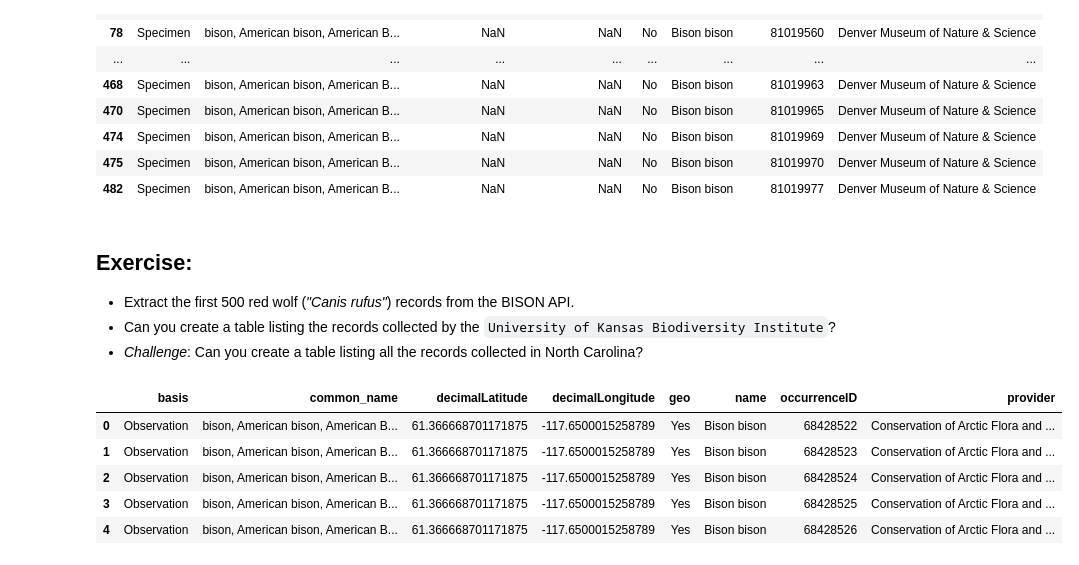
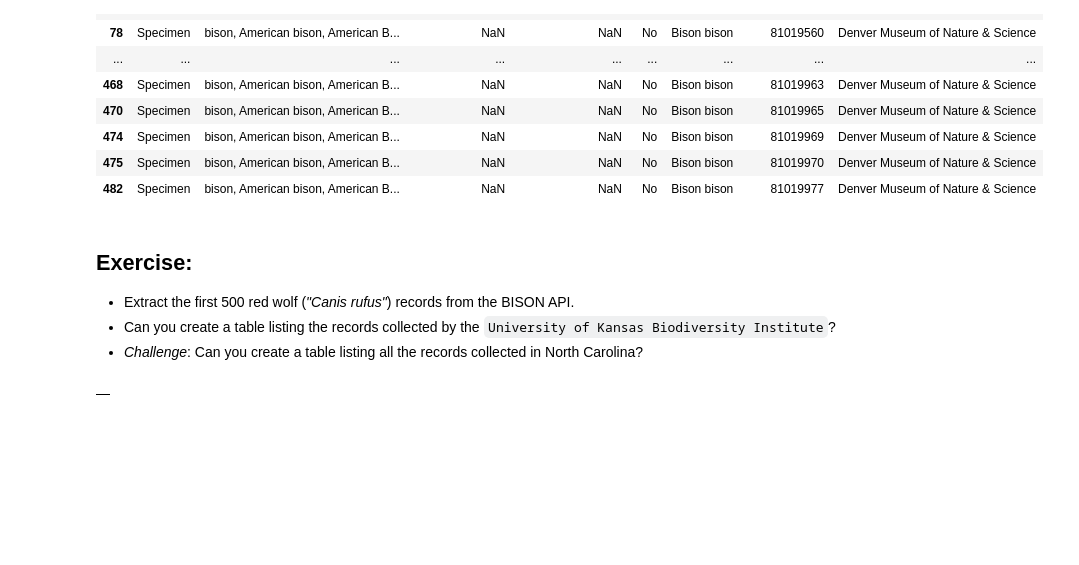
Before and after one commit to ectucker/UsingAPIs, a Jupyter notebook: 2a-Exploring-the-BISON-API.ipynb, the cells around one changed output. Cells and saved outputs as stored; diff of their text form; code cells hidden in the pictures; blank space fills up the shorter version.

```diff
--- a/2a-Exploring-the-BISON-API.ipynb
+++ b/2a-Exploring-the-BISON-API.ipynb
@@ -211,27 +211,32 @@ df.query("provider == 'Denver Museum of Nature & Science'")
 # %%
 #First, import the wonderful requests module
 import requests
 # Construct the service URL as two components: the service URL and the request parameters
 url = 'http://bison.usgs.gov/api/search.json'
 params = {'species':'Canus rufus',
           'type':'scientific_name',
           'start':'0',
           'count':'500'
          }
+#Send the request to the server and store the response as a variable
+response = requests.get(url,params)
+response.text
 #Import the module
 import json
 
 #Convert the response
 data = json.loads(response.text)
 type(data)
 
+data=response.json()
+type(data)
+
 import pandas as pd
 df = pd.DataFrame(data['data'])
 df.head()
+
+#import pandas as pd
+#df = pd.DataFrame(data['data'])
+#df.head()
 # %% [output]
-|  | basis | common_name | decimalLatitude | decimalLongitude | geo | name | occurrenceID | provider |
-| 0 | Observation | bison, American bison, American B... | 61.366668701171875 | -117.6500015258789 | Yes | Bison bison | 68428522 | Conservation of Arctic Flora and ... |
-| 1 | Observation | bison, American bison, American B... | 61.366668701171875 | -117.6500015258789 | Yes | Bison bison | 68428523 | Conservation of Arctic Flora and ... |
-| 2 | Observation | bison, American bison, American B... | 61.366668701171875 | -117.6500015258789 | Yes | Bison bison | 68428524 | Conservation of Arctic Flora and ... |
-| 3 | Observation | bison, American bison, American B... | 61.366668701171875 | -117.6500015258789 | Yes | Bison bison | 68428525 | Conservation of Arctic Flora and ... |
-| 4 | Observation | bison, American bison, American B... | 61.366668701171875 | -117.6500015258789 | Yes | Bison bison | 68428526 | Conservation of Arctic Flora and ... |
+|  |
```
